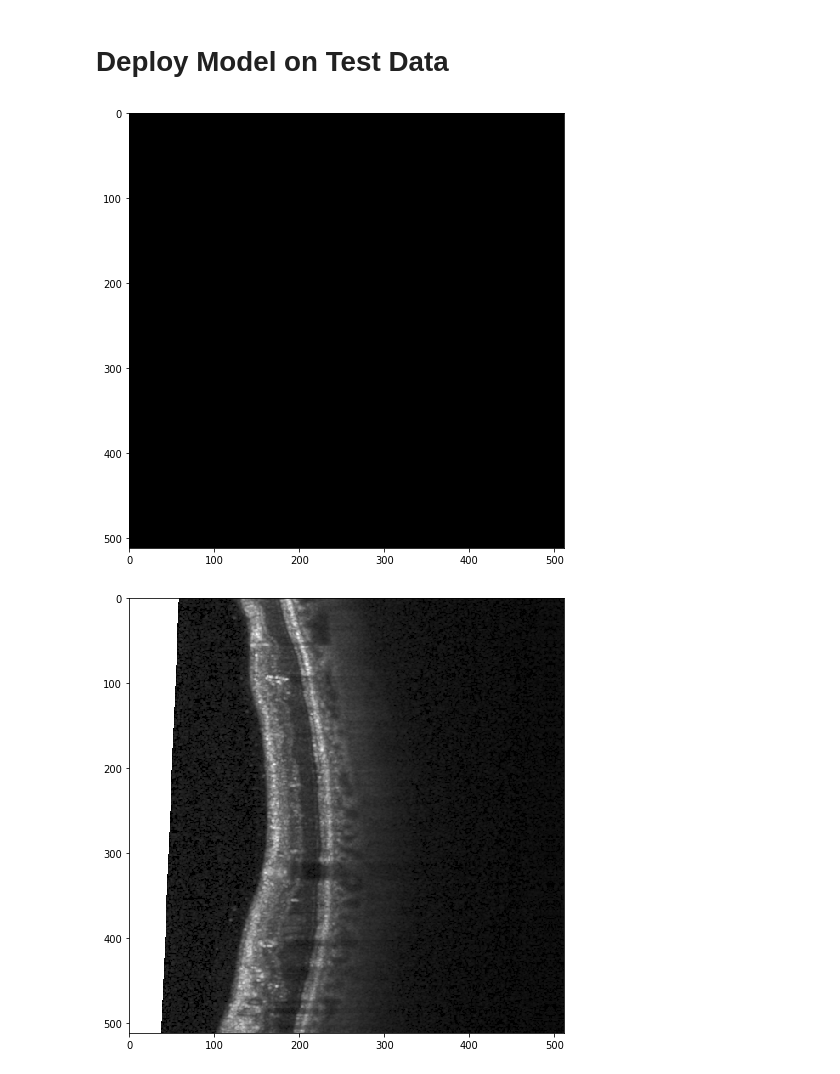
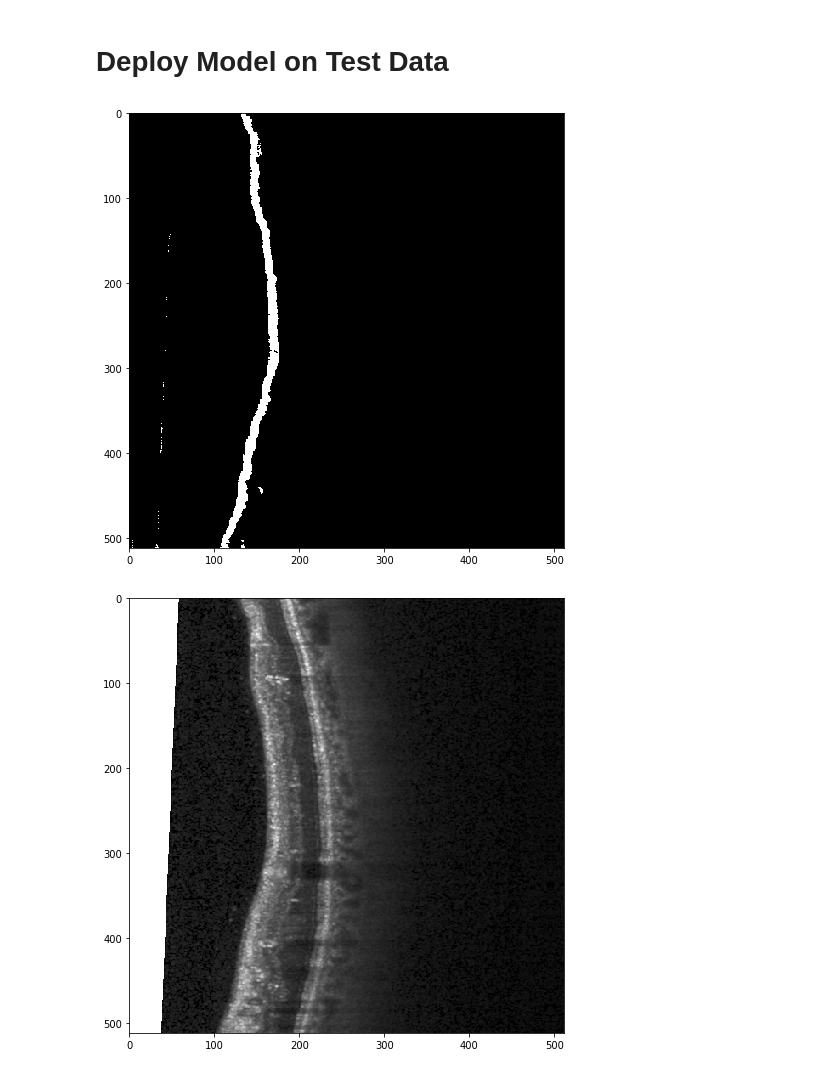
Before and after one commit to ai-med/relaynet_pytorch, a Jupyter notebook: Run_ReLayNet.ipynb, the cells around one changed output. Cells and saved outputs as stored; diff of their text form; code cells hidden in the pictures.

```diff
--- a/Run_ReLayNet.ipynb
+++ b/Run_ReLayNet.ipynb
@@ -101,17 +65,17 @@ Saving model... models/relaynet_good.model
 # %%
 import matplotlib.pyplot as plt
 
 out = relaynet_model(Variable(torch.Tensor(test_data.X[11:12]).cuda(),volatile=True))
 max_val, idx = torch.max(out,1)
 idx = idx.data.cpu().numpy()
-idx = np.squeeze(idx==5)
+idx = np.squeeze(idx==2)
 plt.imshow(idx)
 plt.show()
 
 img_test = test_data.X[11:12]
 img_test = np.squeeze(img_test)
 plt.imshow(img_test)
 plt.show()
 # %% [output]
-[figure, old version]
+[figure, new version]
 [figure]
```
Also changed, not shown: parts of 1 cell of this notebook.
